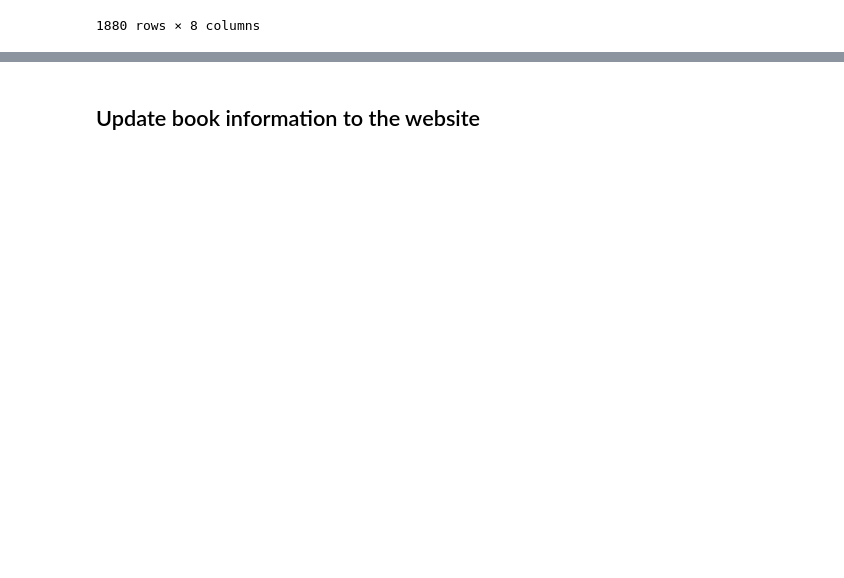
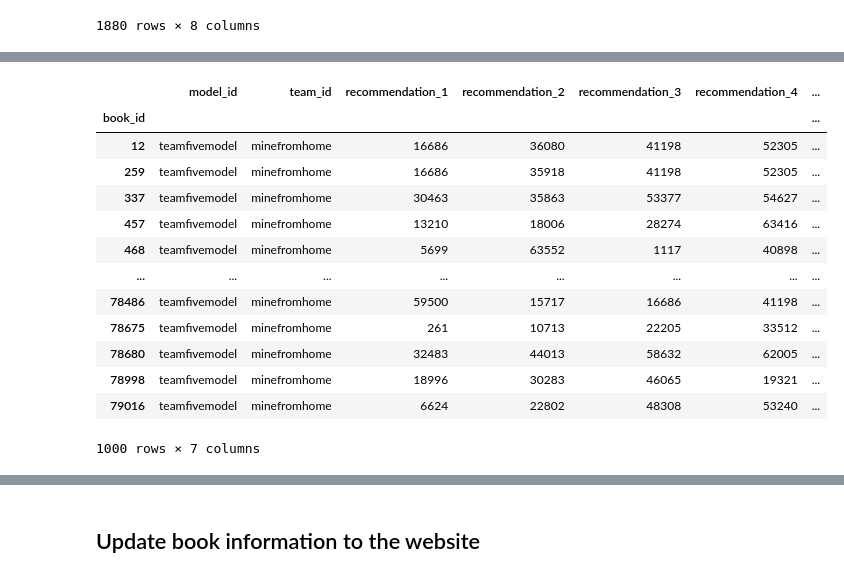
Before and after one commit to esthervogt/dmcup2021, a Jupyter notebook: notebooks/website_pipeline.ipynb, the cells around one changed output, grey strips where cells are left out. Cells and saved outputs as stored; diff of their text form; code cells hidden in the pictures; blank space fills up the shorter version.

```diff
--- a/notebooks/website_pipeline.ipynb
+++ b/notebooks/website_pipeline.ipynb
@@ -115,0 +152,28 @@ write_documents_to_collection(firestore_client, model_recommendations, collectio
+# %%
+minefromhome_path = "../data/processed/Team_05.csv"
+# %%
+minefromhome_recommendations = pd.read_csv(minefromhome_path,index_col = 0, names = ["book_id",
+                                                                                     "model_id",
+                                                                                     "team_id",
+                                                                                     "recommendation_1",
+                                                                                     "recommendation_2",
+                                                                                     "recommendation_3",
+                                                                                     "recommendation_4",
+                                                                                     "recommendation_5"])
+# %%
+minefromhome_recommendations
+# %% [output]
+|  | model_id | team_id | recommendation_1 | recommendation_2 | recommendation_3 | recommendation_4 | ... |
+| book_id |  |  |  |  |  |  | ... |
+| 12 | teamfivemodel | minefromhome | 16686 | 36080 | 41198 | 52305 | ... |
+| 259 | teamfivemodel | minefromhome | 16686 | 35918 | 41198 | 52305 | ... |
+| 337 | teamfivemodel | minefromhome | 30463 | 35863 | 53377 | 54627 | ... |
+| 457 | teamfivemodel | minefromhome | 13210 | 18006 | 28274 | 63416 | ... |
+| 468 | teamfivemodel | minefromhome | 5699 | 63552 | 1117 | 40898 | ... |
+| ... | ... | ... | ... | ... | ... | ... | ... |
+| 78486 | teamfivemodel | minefromhome | 59500 | 15717 | 16686 | 41198 | ... |
+| 78675 | teamfivemodel | minefromhome | 261 | 10713 | 22205 | 33512 | ... |
+| 78680 | teamfivemodel | minefromhome | 32483 | 44013 | 58632 | 62005 | ... |
+| 78998 | teamfivemodel | minefromhome | 18996 | 30283 | 46065 | 19321 | ... |
+| 79016 | teamfivemodel | minefromhome | 6624 | 22802 | 48308 | 53240 | ... |
+1000 rows × 7 columns
```
Also changed, not shown: parts of 56 cells of this notebook.
